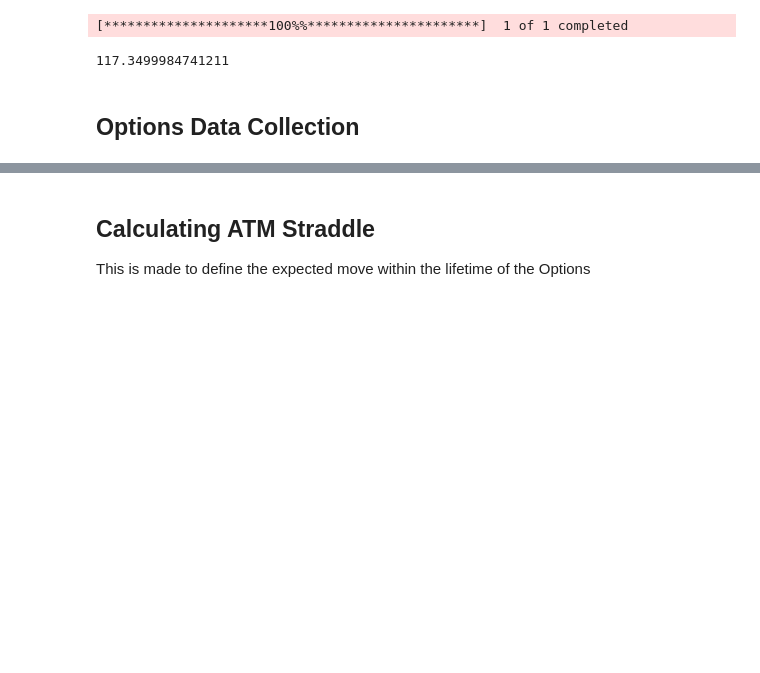
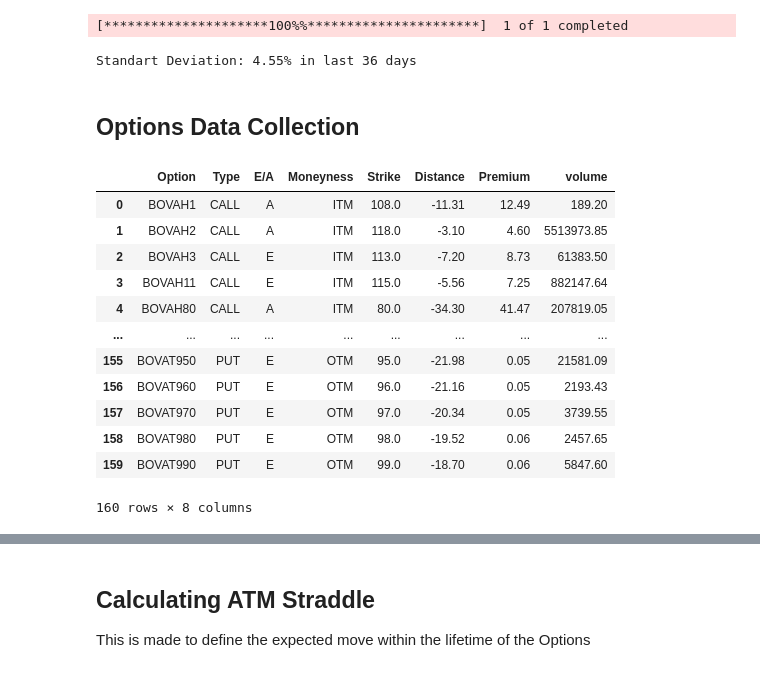
Before and after one commit to colantuono/short_vol, a Jupyter notebook: short_iron_condor.ipynb, the cells around one changed output, grey strips where cells are left out. Saved outputs shown, nothing was run; the diff lists cells and outputs as text; code cells hidden in the pictures; blank space fills up the shorter version.

```diff
--- a/short_iron_condor.ipynb
+++ b/short_iron_condor.ipynb
@@ -6,16 +8,50 @@ from functions import *
 
 %load_ext autoreload
 %autoreload 2
-# %%
-## Underlying data
-underlying_ticker = 'BOVA11'
-underlying = yf.download((underlying_ticker + '.SA'), period='12mo')[['Adj Close']]
-last_price = underlying.iloc[-1].iloc[0]
-last_price
-# %% [output]
-[*********************100%%**********************]  1 of 1 completed
-117.3499984741211
+# %%
+## Dates
+start_dt = datetime(2024, 1,1)
+start = f'{start_dt.year}-{start_dt.month}-{start_dt.day}'
+end_dt = datetime.today()
+end = f'{end_dt.year}-{end_dt.month}-{end_dt.day}'
+
+## download stock data
+ticker = 'BOVA11'
+yf_ticker = 'BOVA11'+'.SA'
+underlying =  yf.download(yf_ticker, start=start, end=end)['Adj Close']
+
+rets = underlying.pct_change().dropna(axis=0)
+# rets = np.log(rets)
+
+days = 36
+
+vol = annualize_vol(rets, days)
+last_price = round(underlying.tail(1).reset_index(drop=True).iloc[0],2)
+
+print(f'Standart Deviation: {vol:.2%} in last {days} days')
+# %% [output]
+[*********************100%%**********************]  1 of 1 completed
+Standart Deviation: 4.55% in last 36 days
 # %% [markdown]
 ## Options Data Collection
+# %%
+exp_date_front = '2024-08-16'
+
+options_chain_front = get_options_chain(ticker, exp_date_front)
+options_chain_front
+# %% [output]
+|  | Option | Type | E/A | Moneyness | Strike | Distance | Premium | volume |
+| 0 | BOVAH1 | CALL | A | ITM | 108.0 | -11.31 | 12.49 | 189.20 |
+| 1 | BOVAH2 | CALL | A | ITM | 118.0 | -3.10 | 4.60 | 5513973.85 |
+| 2 | BOVAH3 | CALL | E | ITM | 113.0 | -7.20 | 8.73 | 61383.50 |
+| 3 | BOVAH11 | CALL | E | ITM | 115.0 | -5.56 | 7.25 | 882147.64 |
+| 4 | BOVAH80 | CALL | A | ITM | 80.0 | -34.30 | 41.47 | 207819.05 |
+| ... | ... | ... | ... | ... | ... | ... | ... | ... |
+| 155 | BOVAT950 | PUT | E | OTM | 95.0 | -21.98 | 0.05 | 21581.09 |
+| 156 | BOVAT960 | PUT | E | OTM | 96.0 | -21.16 | 0.05 | 2193.43 |
+| 157 | BOVAT970 | PUT | E | OTM | 97.0 | -20.34 | 0.05 | 3739.55 |
+| 158 | BOVAT980 | PUT | E | OTM | 98.0 | -19.52 | 0.06 | 2457.65 |
+| 159 | BOVAT990 | PUT | E | OTM | 99.0 | -18.70 | 0.06 | 5847.60 |
+160 rows × 8 columns
 # %%
 ## Collect front month data to calculate expected move in the operation period
```
Also changed, not shown: parts of 34 cells of this notebook, 4 other files.
